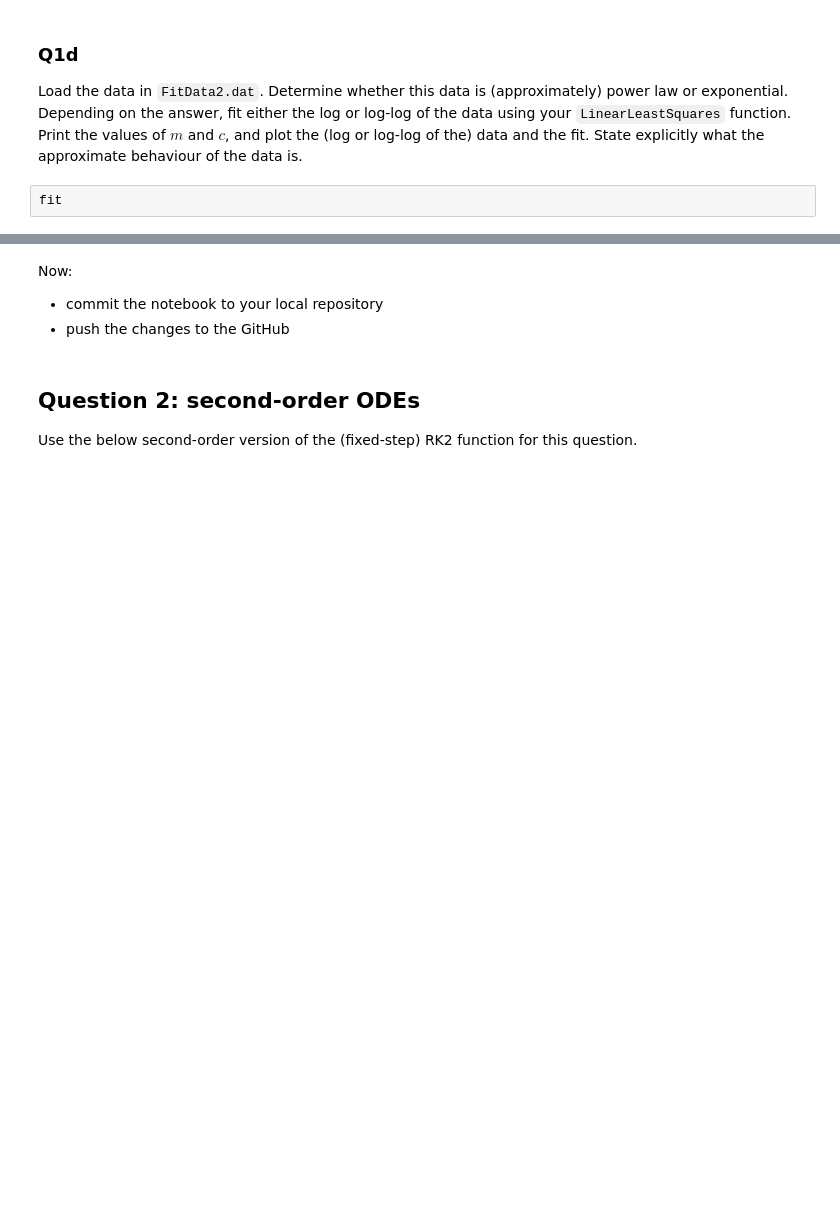
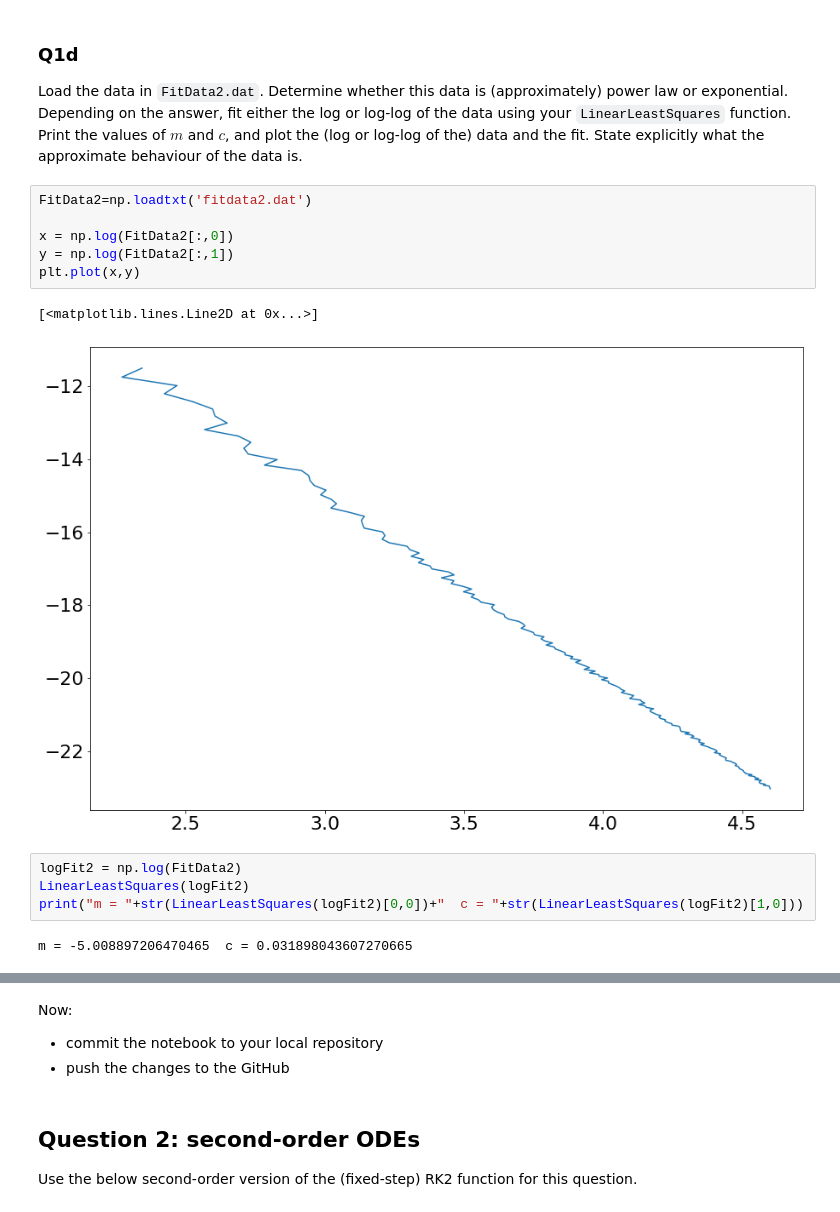
Before and after one commit to odhrandooley/ACM20030-Assignments, a Jupyter notebook: Assignment-3.ipynb, the cells around one changed output, grey strips where cells are left out. Drawn from its saved outputs; the diff is of its cells as text; blank space fills up the shorter version.

```diff
--- a/Assignment-3.ipynb
+++ b/Assignment-3.ipynb
@@ -104,5 +113,18 @@ FitData1= np.loadtxt('FitData1.dat')
 # %% [markdown]
 ### Q1d
 Load the data in `FitData2.dat`. Determine whether this data is (approximately) power law or exponential. Depending on the answer, fit either the log or log-log of the data using your `LinearLeastSquares` function. Print the values of $m$ and $c$, and plot the (log or log-log of the) data and the fit. State explicitly what the approximate behaviour of the data is.
-# %%
-fit
+# %%
+FitData2=np.loadtxt('fitdata2.dat')
+
+x = np.log(FitData2[:,0])
+y = np.log(FitData2[:,1])
+plt.plot(x,y)
+# %% [output]
+[<matplotlib.lines.Line2D at 0x...>]
+[figure, added]
+# %%
+logFit2 = np.log(FitData2)
+LinearLeastSquares(logFit2)
+print("m = "+str(LinearLeastSquares(logFit2)[0,0])+"  c = "+str(LinearLeastSquares(logFit2)[1,0]))
+# %% [output]
+m = -5.008897206470465  c = 0.031898043607270665
```
Also changed, not shown: parts of 11 cells of this notebook, 2 other files.
